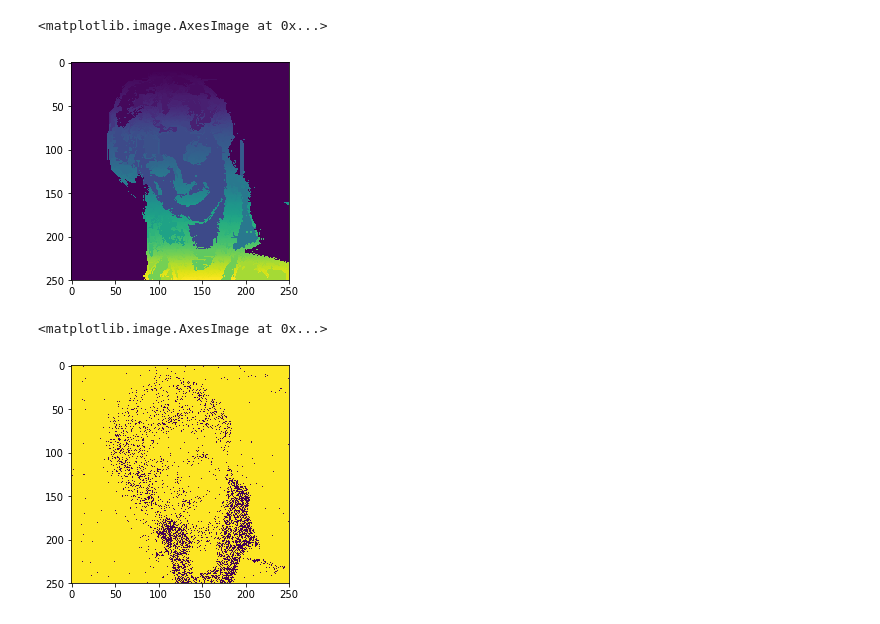
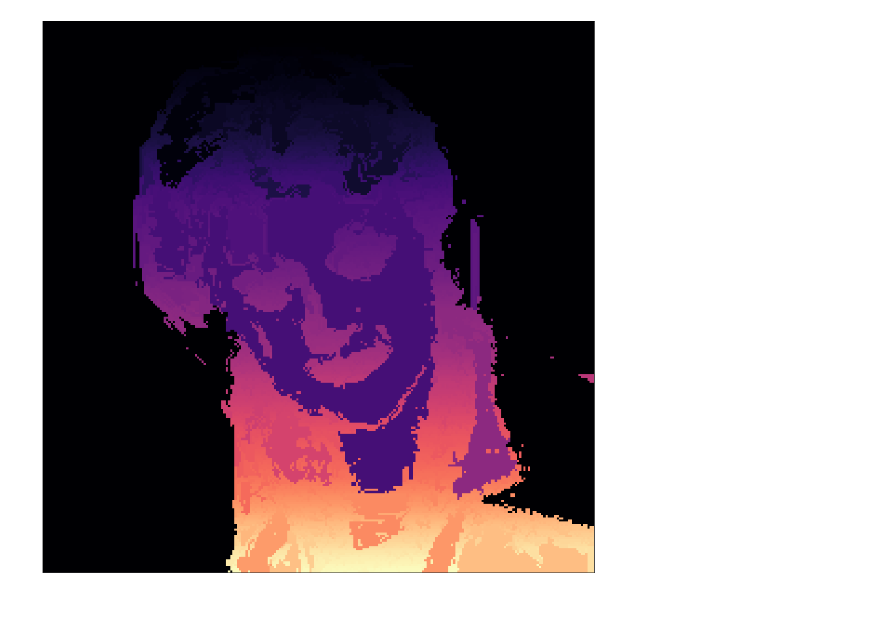
Before and after one commit to ColasGael/photo2drawing, a Jupyter notebook: line-integral-convolution/lic_length_exp.ipynb, the cells around one changed output. Cells and saved outputs as stored; diff of their text form; code cells hidden in the pictures.

Commit message:
plot lic phases

```diff
--- a/line-integral-convolution/lic_length_exp.ipynb
+++ b/line-integral-convolution/lic_length_exp.ipynb
@@ -14,13 +14,13 @@ img_gray = cv.cvtColor(img, cv.COLOR_RGB2GRAY)
 labels, label_counts = label_regions(img_lab, img_lab.shape[0] * img_lab.shape[1] // 8)
 vec = extract_region_vector_field(img_gray, labels, label_counts)
 im_noise = generate_noise_image(img_gray, labels, label_counts)
-# %%
-plt.imshow(labels)
-# %% [output]
-<matplotlib.image.AxesImage at 0x...>
-[figure, removed]
-# %%
-plt.imshow(im_noise)
-# %% [output]
-<matplotlib.image.AxesImage at 0x...>
-[figure, removed]
+# %%
+figure = plt.figure(figsize=(12,12))
+plt.set_cmap('magma')
+plt.imshow(labels)
+plt.axes().get_xaxis().set_visible(False)
+plt.axes().get_yaxis().set_visible(False)
+plt.tight_layout()
+plt.savefig('../LIC_labels.png')
+# %% [output]
+[figure, added]
```
Also changed, not shown: parts of 4 cells of this notebook, 4 other files.
